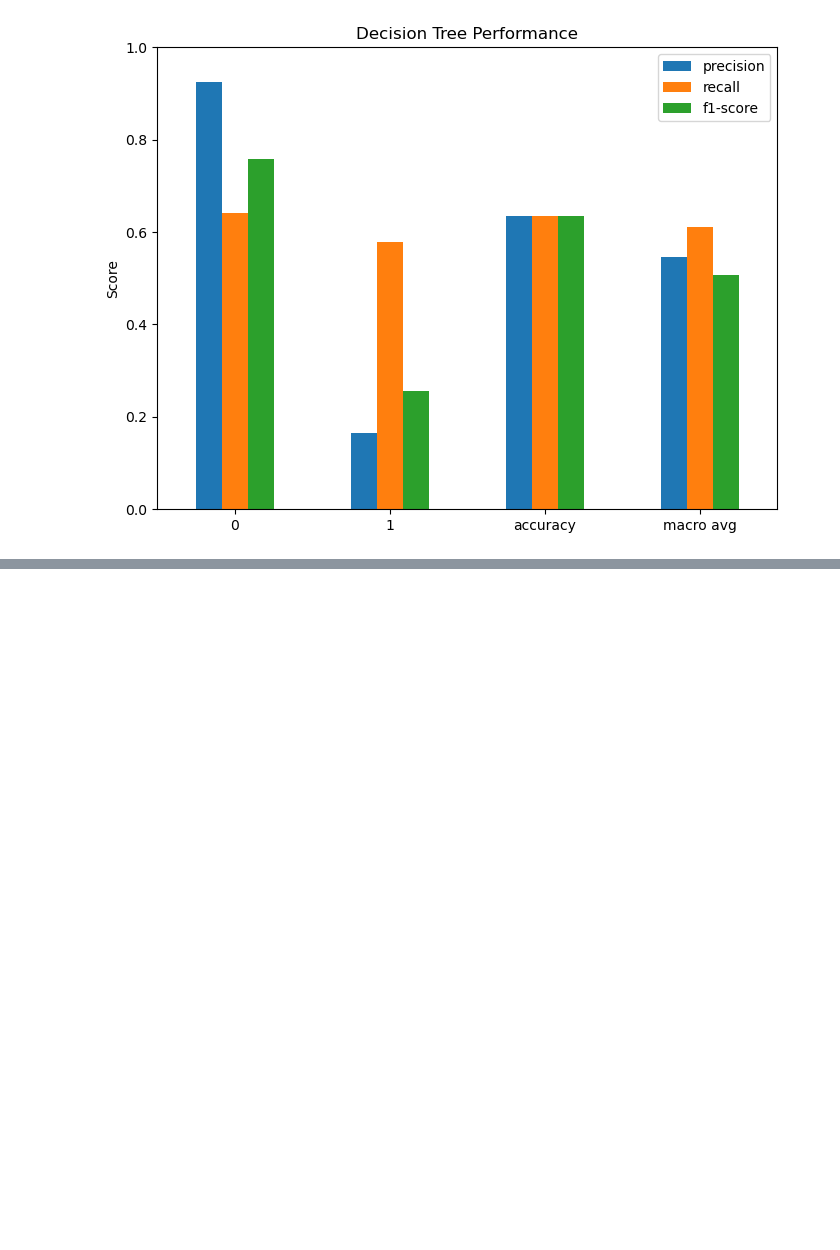
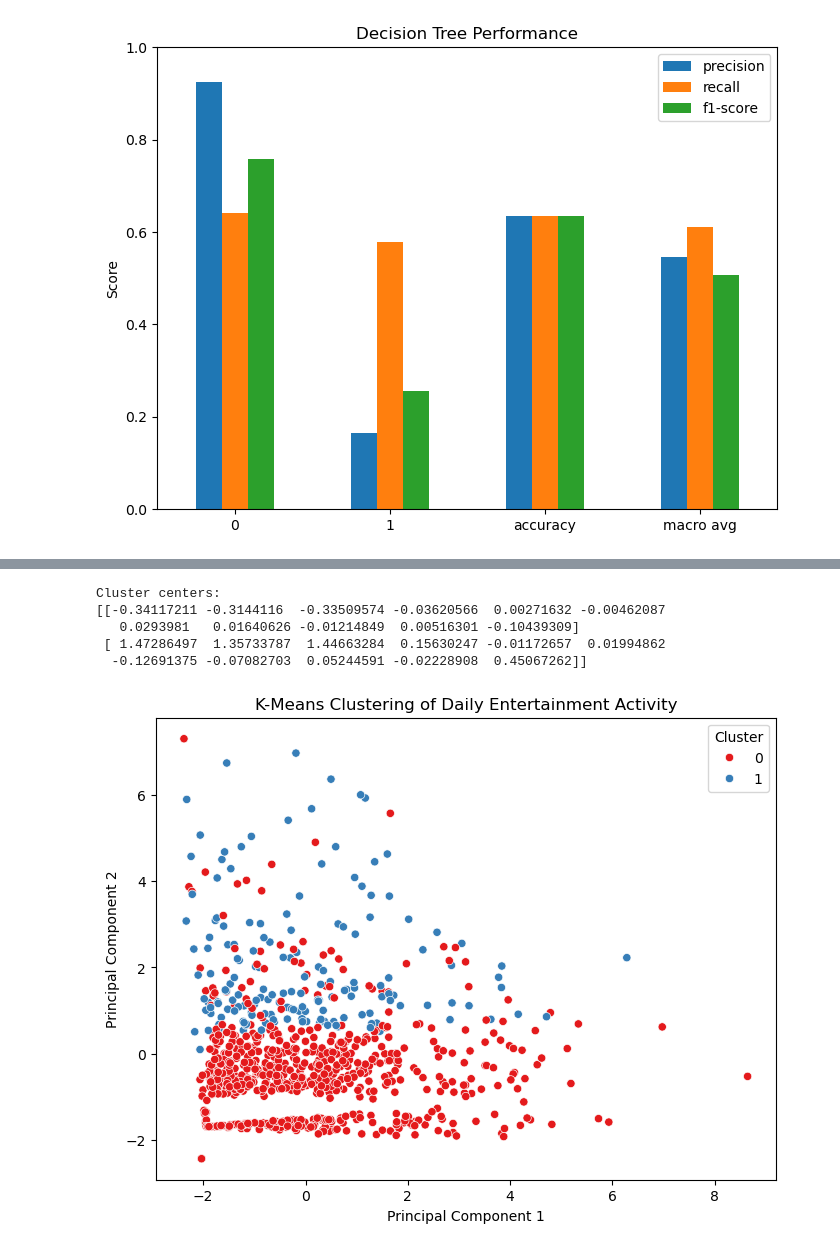
Before and after one commit to omerkaraca-fire/DSA210_TermProject, a Jupyter notebook: MachineLearning/machinelearning.ipynb, the cells around one changed output, grey strips where cells are left out. Saved outputs shown, nothing was run; the diff lists cells and outputs as text; code cells hidden in the pictures; blank space fills up the shorter version.

```diff
--- a/MachineLearning/machinelearning.ipynb
+++ b/MachineLearning/machinelearning.ipynb
@@ -851,0 +954,44 @@ plt.show()
+# %%
+#------------------------------ K MEANS CLUSTERING --------------------------------#
+# K means clustering to find patterns in the daily entertainment activity data and see if there are distinct clusters of days based on the entertainment activity features. This can help us understand if there are different
+
+
+from sklearn.cluster import KMeans
+from sklearn.preprocessing import StandardScaler
+
+
+# Scaling tthe features before applying k means.
+# since they might be on different scales, we have to make sure they would be working well.
+# for example the wages and age example. wages can be in thousand and while age would be in tens.
+# If we do not do this than it would give unnecessary weight to the features that are on higher scales, which would lead to a biased clustering result.
+scaled_features = StandardScaler().fit_transform(X)
+
+kmeans = KMeans(n_clusters=2, random_state=42)
+kmeans.fit(scaled_features)
+
+print("Cluster centers:")
+print(kmeans.cluster_centers_)
+#print("Cluster labels:")
+#print(kmeans.labels_)
+
+# PCA is a dimensionality reduction technique that allows us to visualize
+# high-dimensional data in a lower-dimensional space while preserving as much of the variance in the data as possible.
+# showing how it clusters in the feature space by using the first two principal components.
+from sklearn.decomposition import PCA
+pca = PCA(n_components=2)
+pca_features = pca.fit_transform(scaled_features)
+plt.figure(figsize=(8, 6))
+sns.scatterplot(x=pca_features[:, 0], y=pca_features[:, 1], hue=kmeans.labels_, palette="Set1")
+plt.title("K-Means Clustering of Daily Entertainment Activity")
+plt.xlabel("Principal Component 1")
+plt.ylabel("Principal Component 2")
+plt.legend(title="Cluster")
+plt.savefig(result_path / "kmeans_clustering.png", dpi=300, bbox_inches="tight")
+plt.show()
+# %% [output]
+Cluster centers:
+[[-0.34117211 -0.3144116  -0.33509574 -0.03620566  0.00271632 -0.00462087
+   0.0293981   0.01640626 -0.01214849  0.00516301 -0.10439309]
+ [ 1.47286497  1.35733787  1.44663284  0.15630247 -0.01172657  0.01994862
+  -0.12691375 -0.07082703  0.05244591 -0.02228908  0.45067262]]
+[figure, added]
```
Also changed, not shown: parts of 35 cells of this notebook, 56 other files.
